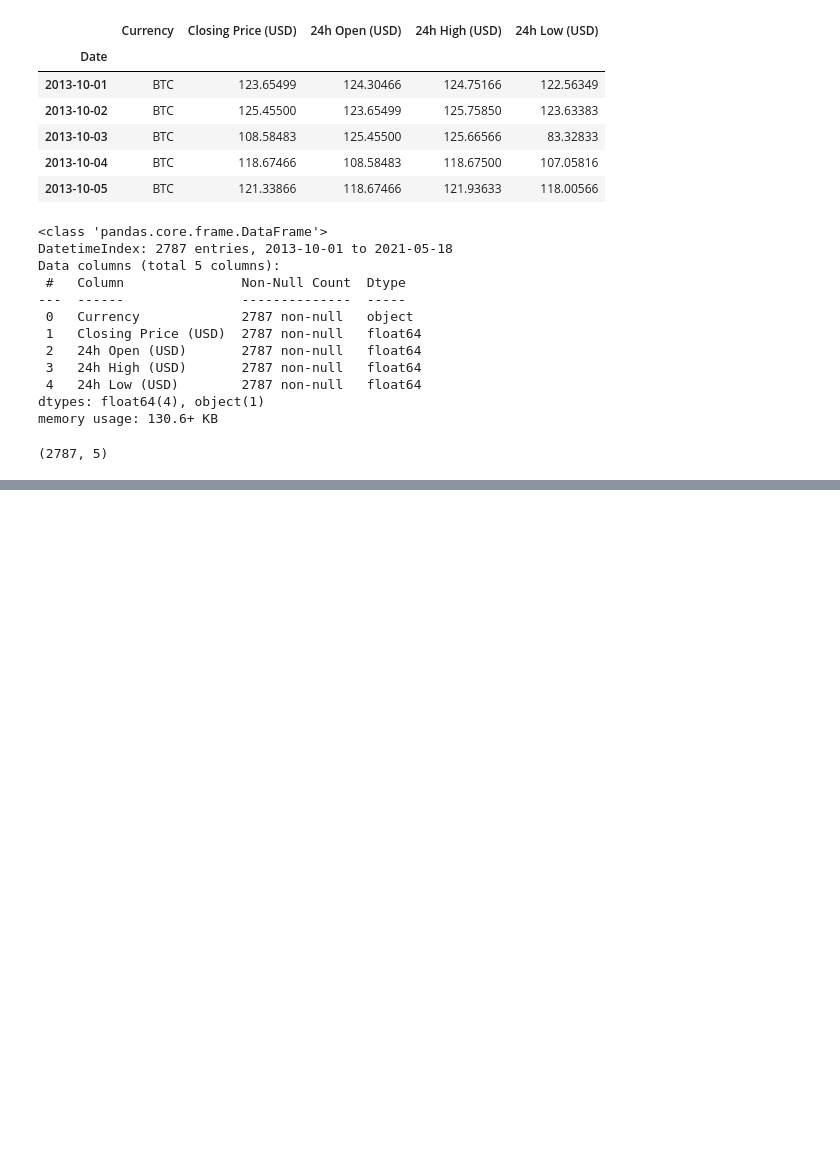
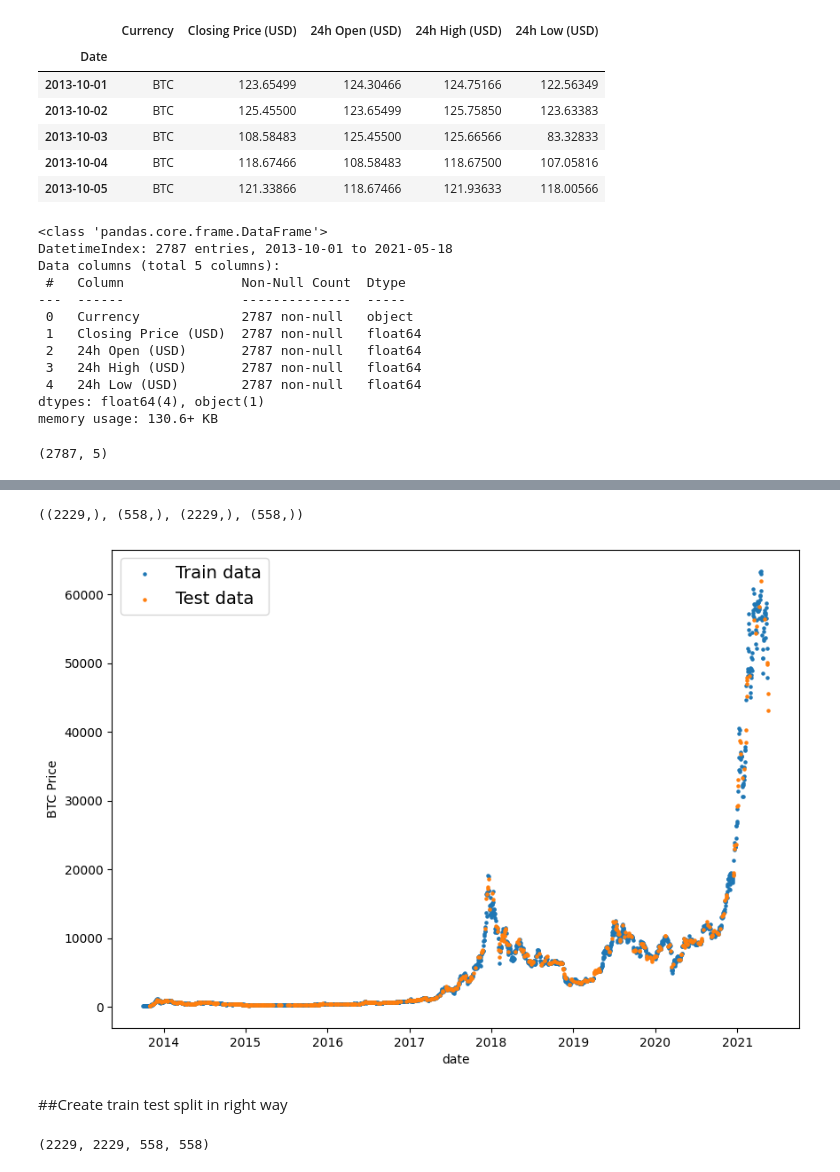
Before and after one commit to Gaurav-phatkare/Time-Series-Analysis, a Jupyter notebook: TimeSeries_Analysis_and_Forecasting_Using_Neural_Network.ipynb, the cells around one changed output, grey strips where cells are left out. Saved outputs shown, nothing was run; the diff lists cells and outputs as text; code cells hidden in the pictures; blank space fills up the shorter version.

```diff
--- a/TimeSeries_Analysis_and_Forecasting_Using_Neural_Network.ipynb
+++ b/TimeSeries_Analysis_and_Forecasting_Using_Neural_Network.ipynb
@@ -74,0 +170,6 @@ df.shape
+# %%
+# Get bitcoin date array
+timesteps = bitcoin_prices.index.to_numpy()
+prices = bitcoin_prices['Price'].to_numpy()
+
+timesteps[:10], prices[:10]
@@ -74,0 +185,36 @@ df.shape
+# %%
+# Wrong way train_test_split
+
+from sklearn.model_selection import train_test_split
+
+X_train, X_test, y_train, y_test = train_test_split(timesteps,
+                                                    prices,
+                                                    test_size = 0.2,
+                                                    random_state=42)
+# %%
+X_train.shape, X_test.shape, y_train.shape, y_test.shape
+# %% [output]
+((2229,), (558,), (2229,), (558,))
+# %%
+# let plot above split
+plt.figure(figsize = (10, 7))
+plt.scatter(X_train, y_train, s = 5, label = "Train data")
+plt.scatter(X_test, y_test, s = 5, label = 'Test data')
+plt.xlabel("date")
+plt.ylabel("BTC Price")
+plt.legend(fontsize = 14)
+plt.show()
+# %% [output]
+[figure, added]
+# %% [markdown]
+##Create train test split in right way
+# %%
+split_size = int(0.8 * len(prices))
+
+X_train, y_train = timesteps[:split_size], prices[:split_size]
+
+X_test, y_test = timesteps[split_size:], prices[split_size:]
+
+len(X_train), len(y_train), len(X_test), len(y_test)
+# %% [output]
+(2229, 2229, 558, 558)
```
Also changed, not shown: parts of 54 cells of this notebook.
